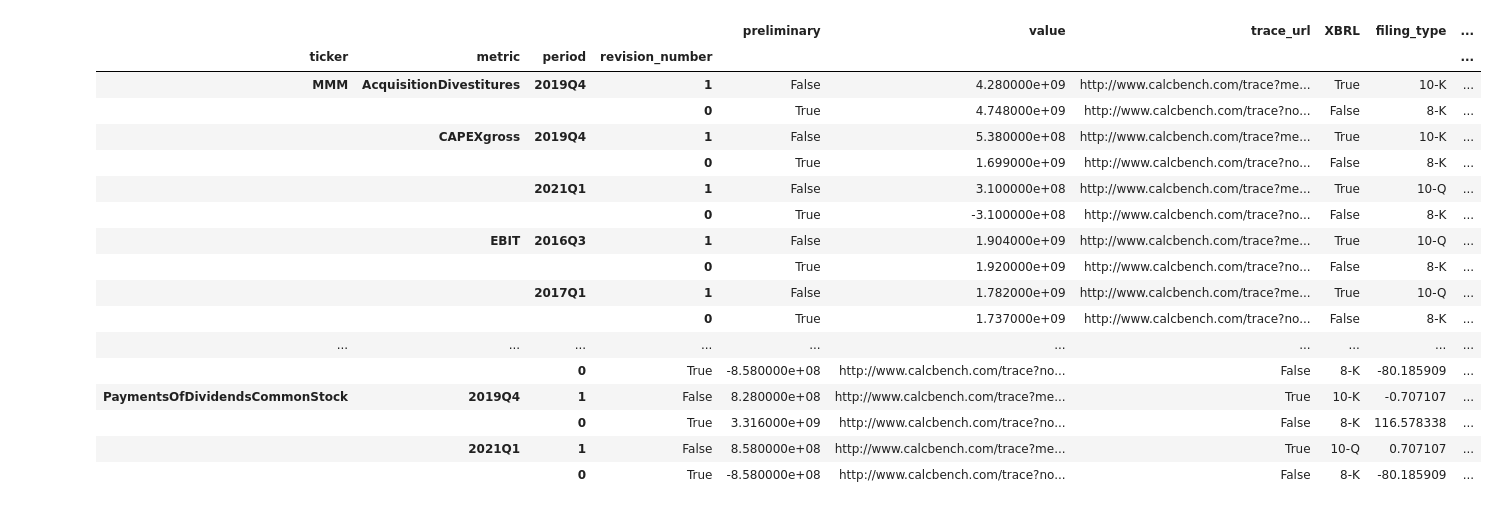
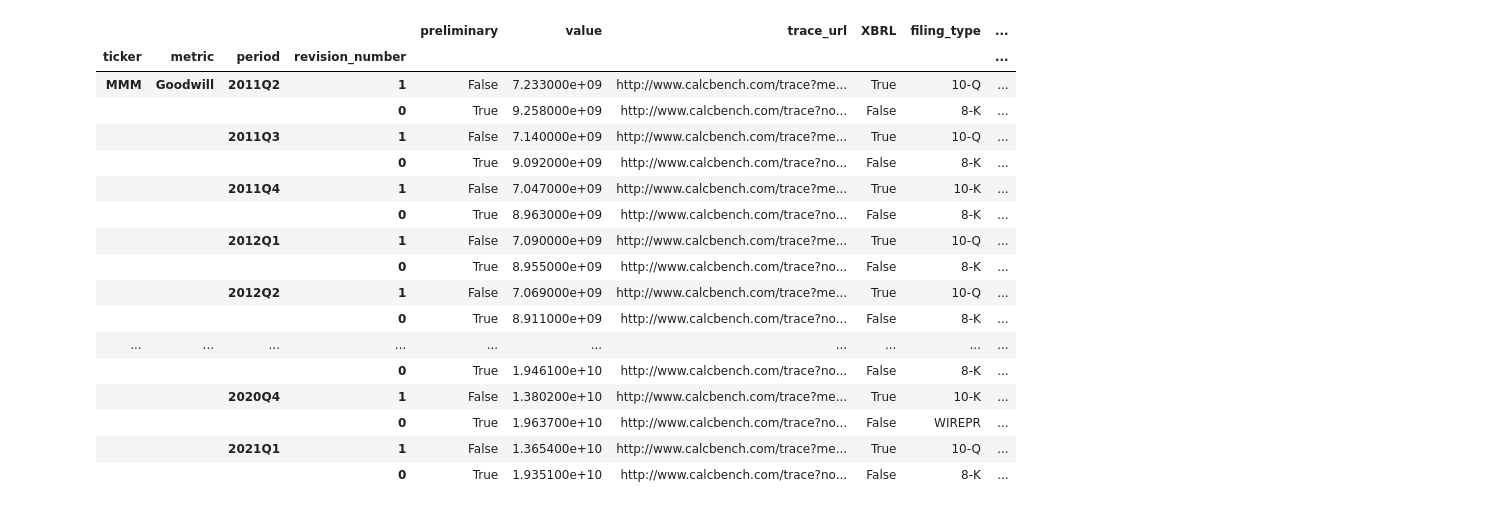
Before and after one commit to calcbench/notebooks, a Jupyter notebook: earnings_release_qa.ipynb, the cells around one changed output. Drawn from its saved outputs; the diff is of its cells as text; code cells hidden in the pictures.

Commit message:
working on windowing

```diff
--- a/earnings_release_qa.ipynb
+++ b/earnings_release_qa.ipynb
@@ -29,7 +29,7 @@ relevant_columns = [
     "filing_type",
 ]
 # %%
-pickle_file_name = "sp500_PIT.pkl"
+pickle_file_name = "dow_PIT.pkl"
 if False:
     raw_data = pd.DataFrame()
     for ticker in tqdm(tickers):
@@ -54,6 +54,7 @@ data["period"] = pd.PeriodIndex(
 )
 data = data.set_index(["ticker", "metric", "period", "revision_number"])
 data = data[relevant_columns]
+data = data[data.index.get_level_values("ticker") == "MMM"]
 # %%
 # Difference from previous XBRL value
 previous_XBRL_value = (
@@ -118,23 +119,30 @@ def error_type(g: pd.DataFrame):
     d["break_type"] = break_type
     return d
 # %%
+windows = None
+group = None
+
+
 def z_score(g: pd.DataFrame):
+    global windows
+    global group
+    group = g
     """
     How different from the preceding XBRL values is the preliminary value?
     """
     # print(g)
-    XBRL_values = g[g.XBRL].value
-    return (g.value - XBRL_values.mean()) / XBRL_values.std()
+    return g["value"].expanding().apply(window_z_score, raw=False)
 # %%
 all_breaks = pd.DataFrame()
 for ticker in tqdm(data.index.get_level_values("ticker").unique()[:3]):
     data = data[data.index.get_level_values("ticker") == ticker]
+    data = data[data.index.get_level_values("metric") == "Goodwill"]
     data = data.groupby(["metric", "period"]).filter(preliminary_and_revision)
-    '''
-    data["preliminary_z_score"] = data.groupby(
+    preliminary_z_score = data.groupby(
         level="metric", as_index=False, group_keys=False
     ).apply(z_score)
-'''
-    data = data.groupby(level=['ticker', 'metric', 'period']).progress_apply(error_type)
+    data["preliminary_z_score"] = preliminary_z_score.T
+
+    data = data.groupby(level=["ticker", "metric", "period"]).progress_apply(error_type)
     all_breaks = all_breaks.append(data)
 all_breaks.replace([np.inf, -np.inf], np.nan, inplace=True)
@@ -141,21 +167,21 @@ all_breaks.replace([np.inf, -np.inf], np.nan, inplace=True)
 # %%
-all_breaks
+all_breaks[]
 # %% [output]
 |  |  |  |  | preliminary | value | trace_url | XBRL | filing_type | ... |
 | ticker | metric | period | revision_number |  |  |  |  |  | ... |
-| MMM | AcquisitionDivestitures | 2019Q4 | 1 | False | 4.280000e+09 | http://www.calcbench.com/trace?me... | True | 10-K | ... |
-|  |  |  | 0 | True | 4.748000e+09 | http://www.calcbench.com/trace?no... | False | 8-K | ... |
-|  | CAPEXgross | 2019Q4 | 1 | False | 5.380000e+08 | http://www.calcbench.com/trace?me... | True | 10-K | ... |
-|  |  |  | 0 | True | 1.699000e+09 | http://www.calcbench.com/trace?no... | False | 8-K | ... |
-|  |  | 2021Q1 | 1 | False | 3.100000e+08 | http://www.calcbench.com/trace?me... | True | 10-Q | ... |
-|  |  |  | 0 | True | -3.100000e+08 | http://www.calcbench.com/trace?no... | False | 8-K | ... |
-|  | EBIT | 2016Q3 | 1 | False | 1.904000e+09 | http://www.calcbench.com/trace?me... | True | 10-Q | ... |
-|  |  |  | 0 | True | 1.920000e+09 | http://www.calcbench.com/trace?no... | False | 8-K | ... |
-|  |  | 2017Q1 | 1 | False | 1.782000e+09 | http://www.calcbench.com/trace?me... | True | 10-Q | ... |
-|  |  |  | 0 | True | 1.737000e+09 | http://www.calcbench.com/trace?no... | False | 8-K | ... |
+| MMM | Goodwill | 2011Q2 | 1 | False | 7.233000e+09 | http://www.calcbench.com/trace?me... | True | 10-Q | ... |
+|  |  |  | 0 | True | 9.258000e+09 | http://www.calcbench.com/trace?no... | False | 8-K | ... |
+|  |  | 2011Q3 | 1 | False | 7.140000e+09 | http://www.calcbench.com/trace?me... | True | 10-Q | ... |
+|  |  |  | 0 | True | 9.092000e+09 | http://www.calcbench.com/trace?no... | False | 8-K | ... |
+|  |  | 2011Q4 | 1 | False | 7.047000e+09 | http://www.calcbench.com/trace?me... | True | 10-K | ... |
+|  |  |  | 0 | True | 8.963000e+09 | http://www.calcbench.com/trace?no... | False | 8-K | ... |
+|  |  | 2012Q1 | 1 | False | 7.090000e+09 | http://www.calcbench.com/trace?me... | True | 10-Q | ... |
+|  |  |  | 0 | True | 8.955000e+09 | http://www.calcbench.com/trace?no... | False | 8-K | ... |
+|  |  | 2012Q2 | 1 | False | 7.069000e+09 | http://www.calcbench.com/trace?me... | True | 10-Q | ... |
+|  |  |  | 0 | True | 8.911000e+09 | http://www.calcbench.com/trace?no... | False | 8-K | ... |
 | ... | ... | ... | ... | ... | ... | ... | ... | ... | ... |
-|  |  | 0 | True | -8.580000e+08 | http://www.calcbench.com/trace?no... | False | 8-K | -80.185909 | ... |
-| PaymentsOfDividendsCommonStock | 2019Q4 | 1 | False | 8.280000e+08 | http://www.calcbench.com/trace?me... | True | 10-K | -0.707107 | ... |
-|  |  | 0 | True | 3.316000e+09 | http://www.calcbench.com/trace?no... | False | 8-K | 116.578338 | ... |
-|  | 2021Q1 | 1 | False | 8.580000e+08 | http://www.calcbench.com/trace?me... | True | 10-Q | 0.707107 | ... |
-|  |  | 0 | True | -8.580000e+08 | http://www.calcbench.com/trace?no... | False | 8-K | -80.185909 | ... |
+|  |  |  | 0 | True | 1.946100e+10 | http://www.calcbench.com/trace?no... | False | 8-K | ... |
+|  |  | 2020Q4 | 1 | False | 1.380200e+10 | http://www.calcbench.com/trace?me... | True | 10-K | ... |
+|  |  |  | 0 | True | 1.963700e+10 | http://www.calcbench.com/trace?no... | False | WIREPR | ... |
+|  |  | 2021Q1 | 1 | False | 1.365400e+10 | http://www.calcbench.com/trace?me... | True | 10-Q | ... |
+|  |  |  | 0 | True | 1.935100e+10 | http://www.calcbench.com/trace?no... | False | 8-K | ... |
```
Also changed, not shown: parts of 6 cells of this notebook.
